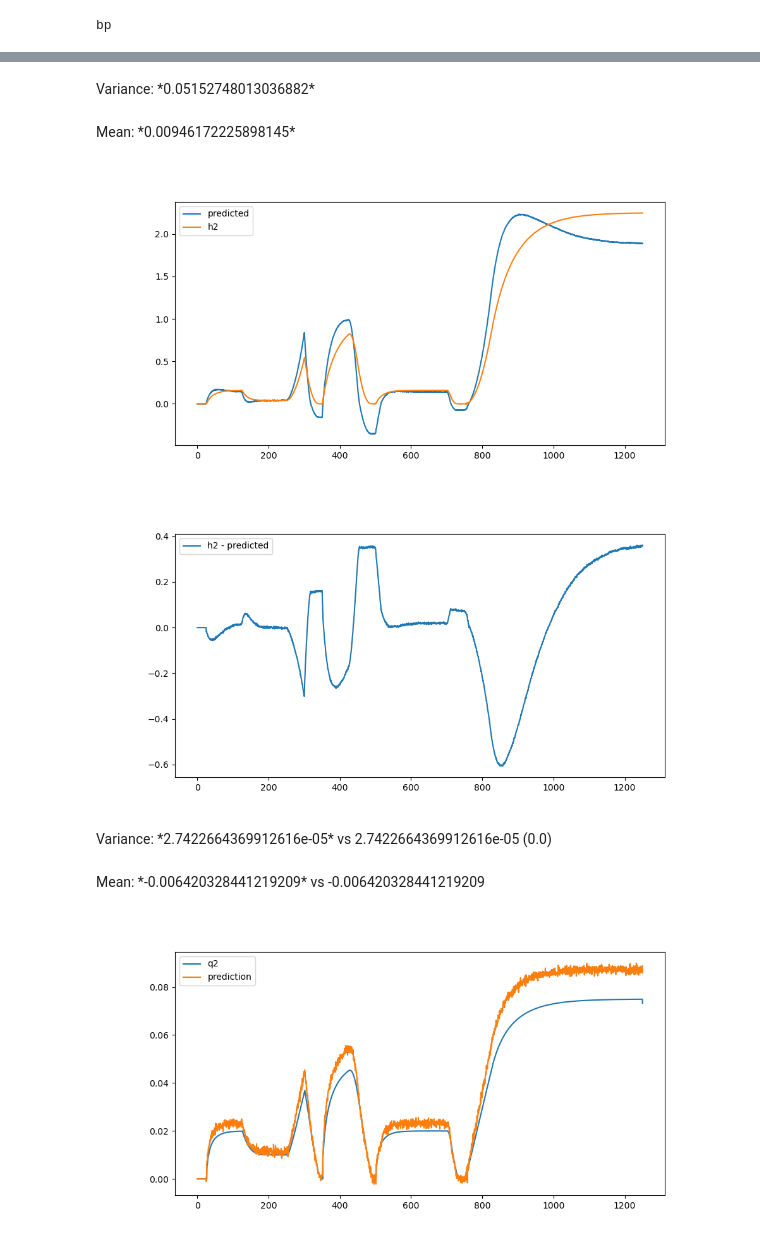
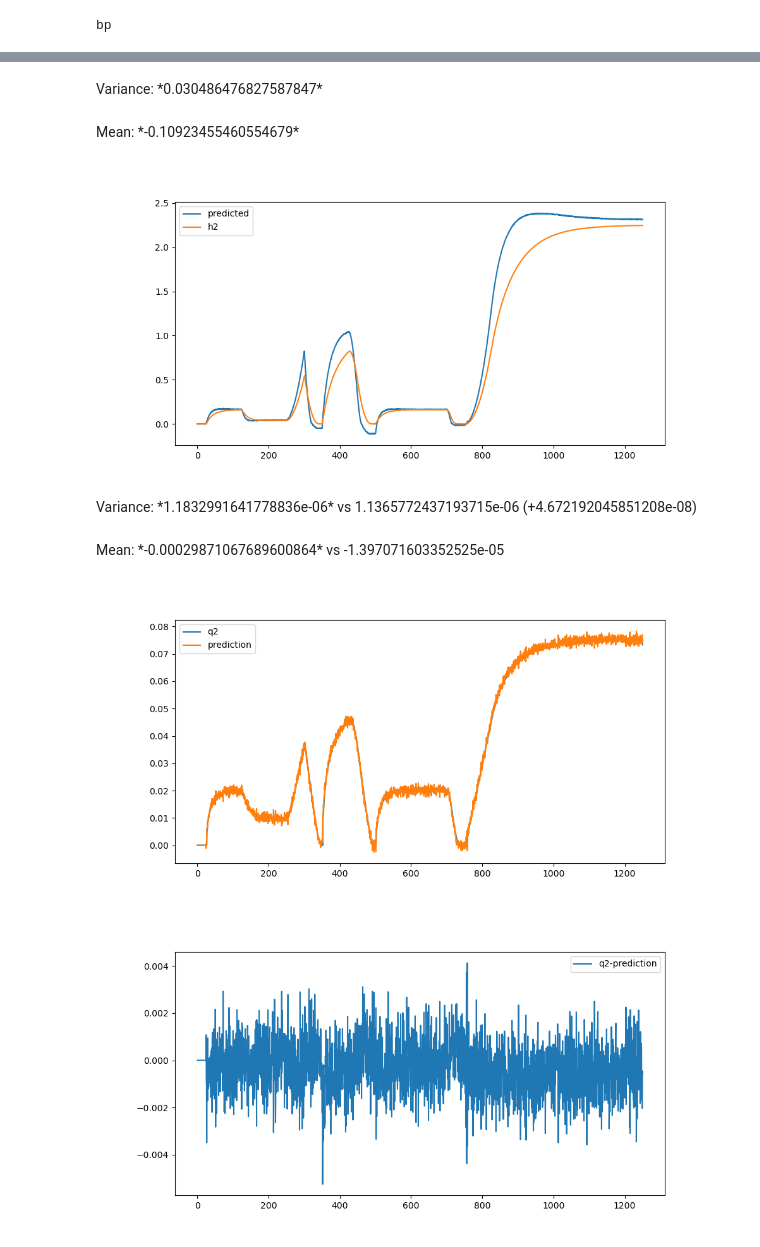
Before and after one commit to RedOrbweaver/Kalex, a Jupyter notebook: k0.ipynb, the cells around one changed output, grey strips where cells are left out. Cells and saved outputs as stored; diff of their text form; code cells hidden in the pictures.

```diff
--- a/k0.ipynb
+++ b/k0.ipynb
@@ -240,10 +248,11 @@ s = data.samples[data.inflow_start_index]
 
 step = 0.5
 
-predq1 = [0 for x in range(0, data.inflow_start_index)]
-predh1 = [0 for x in range(0, data.inflow_start_index)]
-predh2 = [0 for x in range(0, data.inflow_start_index)]
-predq2 = [0 for x in range(0, data.inflow_start_index)]
+zeroes = lambda: [0 for x in range(0, data.inflow_start_index)]
+predq1 = zeroes()
+predh1 = zeroes()
+predh2 = zeroes()
+predq2 = zeroes()
 
 predpriors =[np.array([[0], [0], [0]]) for x in range(0, data.inflow_start_index)]
 
@@ -252,22 +261,17 @@ state = np.array([[s.h1],
                  [s.q2_measured]])
 
 P = np.diag([1, 1, 1])
-R = np.array([[0.1]])
+R = np.array([[0.01]])
 H = np.array([[0, 0, 1]])
-Q = Q_discrete_white_noise(dim=3, dt=0.5, var=1)
+Q = Q_discrete_white_noise(dim=3, dt=step, var=3)
+
+ksqrth2 = zeroes()
 
 while s is not None:
-    s00 = state[0, 0]# if state[0, 0] > 0.001 else 0.000000000001
-    s10 = state[1, 0]# if state[1, 0] > 0.001 else 0.000000000001
-    #h1h2mul = -((data.a * s00) / (data.S1 * s10) - data.a / data.S1)
-    #h2h1mul = ((data.a * s10) / (data.S2 * s00) - data.a / data.S2)
-    flow = data.a * (s00 - s10)
-    h1flow = -flow/data.S1/step
-    h2flow = flow/data.S2/step
     F = np.array([[1 - data.a/data.S1, data.a/data.S1 , 0],
-                  [data.a/data.S2, 1 - data.a/data.S2, -(1/data.S2)],
-                  [0, data.k*((1/sqrt(state[1, 0])) if state[1, 0] > 0.01 else 0)/step, 1]])
-    #Bu = np.array([[s.q1/data.S1/step + h1flow], [h2flow], [0]])
+                  [data.a/data.S2, 1 - data.a/data.S2, -(1 / data.S2)],
+                  [0, data.k*((1/sqrt(state[1, 0]*data.S2)) if state[1, 0] > 0.01 else 0)/step, 0]])
+    ksqrth2.append(data.k * sqrt(state[1, 0]))
     Bu = np.array([[s.q1/data.S1/step], [0], [0]])
     P = F @ P @ F.T + Q
     prior = F @ state + Bu
@@ -293,10 +297,13 @@ while s is not None:
 
     s = s.next
 
-#ComparePredictionsH1H2(data, [x[0, 0] for x in predpriors], [x[1, 0] for x in predpriors])
+
+#ComparePredictionsQ2(data, np.array(ksqrth2))
 
 ComparePredictionsH1H2(data, predh1, predh2)
 
 ComparePredictionsQ2(data, predq2)
+
+#ComparePredictionsQ2(data, np.array(ksqrth2) / 1.5)
 # %% [output]
 bp
@@ -307,7 +313,7 @@ Mean: \*-0.04013309507532721\*
-Variance: \*0.05152748013036882\*
+Variance: \*0.030486476827587847\*
-Mean: \*0.00946172225898145\*
+Mean: \*-0.10923455460554679\*
+[figure, new version]
+Variance: \*1.1832991641778836e-06\* vs 1.1365772437193715e-06 (+4.672192045851208e-08)
+Mean: \*-0.00029871067689600864\* vs -1.397071603352525e-05
-[figure, old version]
+[figure, new version]
-[figure, old version]
+[figure, new version]
-Variance: \*2.7422664369912616e-05\* vs 2.7422664369912616e-05 (0.0)
-Mean: \*-0.006420328441219209\* vs -0.006420328441219209
-[figure, removed]
```
Also changed, not shown: parts of 2 cells of this notebook.
